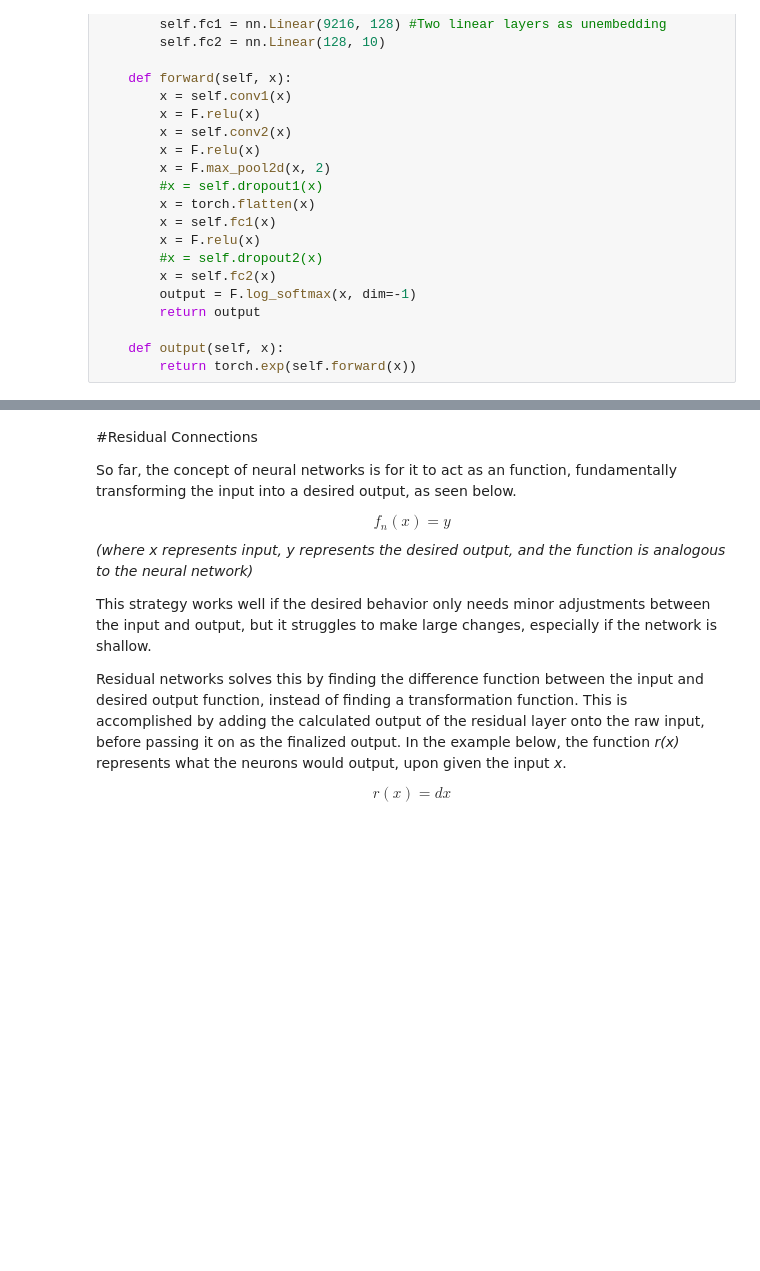
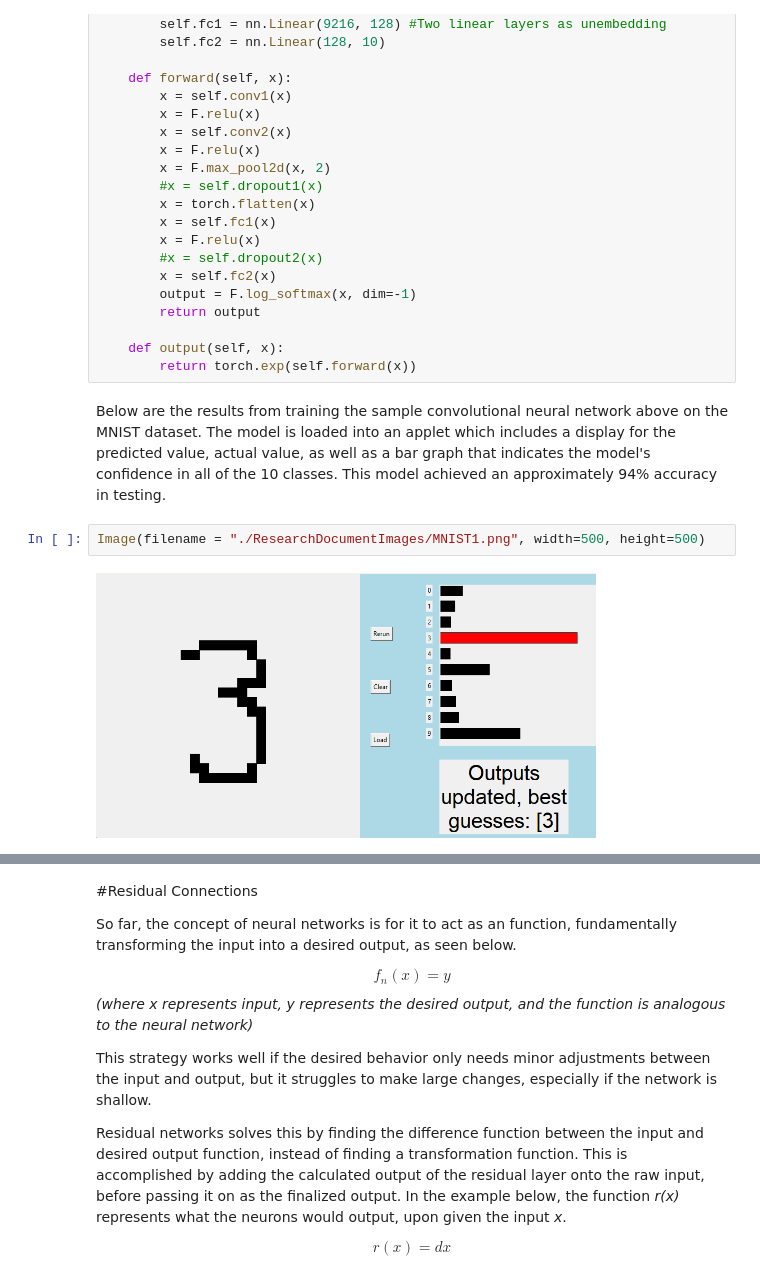
Before and after one commit to WarshipConn/NeuralNetworks-ComputerVision, a Jupyter notebook: ResearchDocument.ipynb, the cells around one changed output, grey strips where cells are left out. Cells and saved outputs as stored; diff of their text form; blank space fills up the shorter version.

```diff
--- a/ResearchDocument.ipynb
+++ b/ResearchDocument.ipynb
@@ -476,3 +476,9 @@ class Net(nn.Module):
 
     def output(self, x):
         return torch.exp(self.forward(x))
+# %% [markdown]
+Below are the results from training the sample convolutional neural network above on the MNIST dataset. The model is loaded into an applet which includes a display for the predicted value, actual value, as well as a bar graph that indicates the model's confidence in all of the 10 classes. This model achieved an approximately 94% accuracy in testing.
+# %%
+Image(filename = "./ResearchDocumentImages/MNIST1.png", width=500, height=500)
+# %% [output]
+[figure, added]
```
Also changed, not shown: parts of 10 cells of this notebook.
